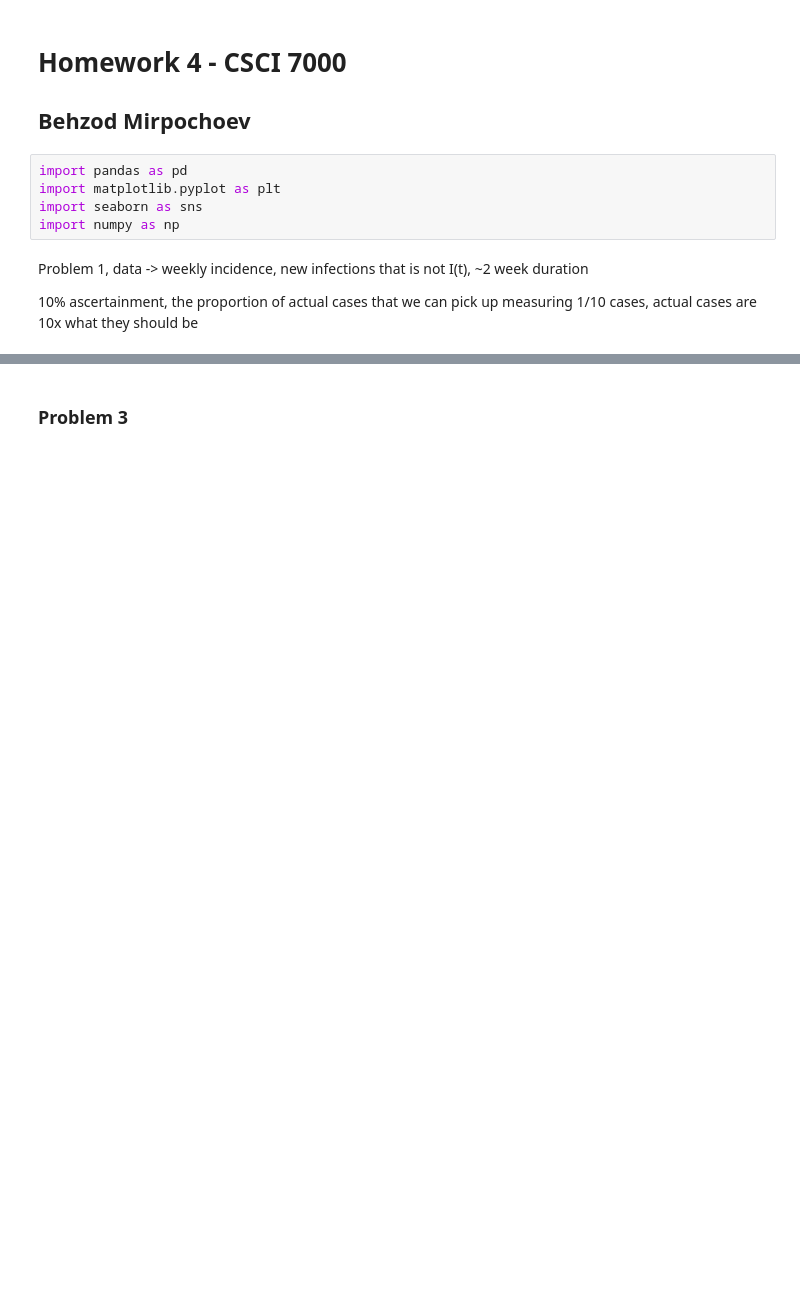
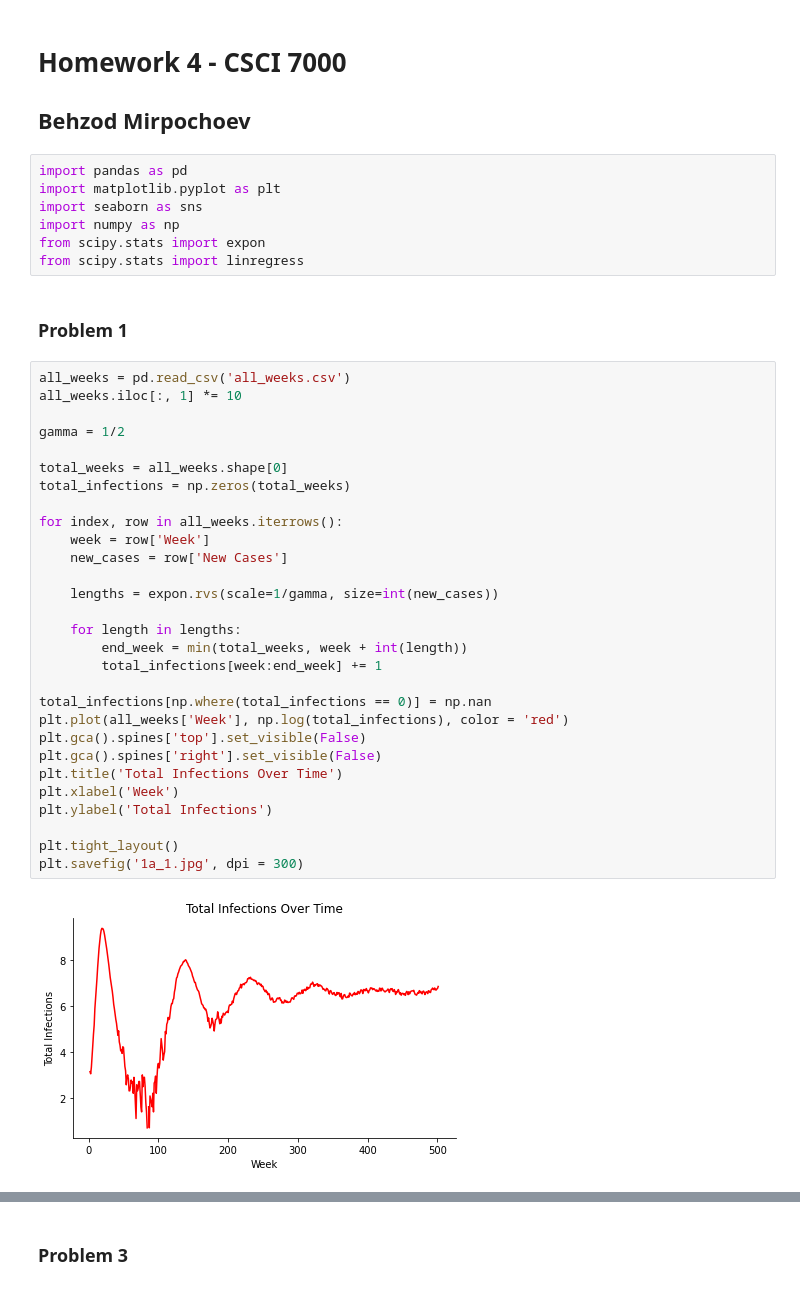
Before and after one commit to behzodcu/idm, a Jupyter notebook: hw4/hw4.ipynb, the cells around one changed output, grey strips where cells are left out. Saved outputs shown, nothing was run; the diff lists cells and outputs as text; blank space fills up the shorter version.

```diff
--- a/hw4/hw4.ipynb
+++ b/hw4/hw4.ipynb
@@ -6,9 +6,38 @@ import pandas as pd
 import matplotlib.pyplot as plt
 import seaborn as sns
 import numpy as np
+from scipy.stats import expon
+from scipy.stats import linregress
-# %% [markdown]
-Problem 1, data -> weekly incidence, new infections
-that is not I(t), ~2 week duration
-
-10% ascertainment, the proportion of actual cases that we can pick up
-measuring 1/10 cases, actual cases are 10x what they should be
+# %% [markdown]
+### Problem 1
+# %%
+all_weeks = pd.read_csv('all_weeks.csv')
+all_weeks.iloc[:, 1] *= 10
+
+gamma = 1/2
+
+total_weeks = all_weeks.shape[0]
+total_infections = np.zeros(total_weeks)
+
+for index, row in all_weeks.iterrows():
+    week = row['Week']
+    new_cases = row['New Cases']
+
+    lengths = expon.rvs(scale=1/gamma, size=int(new_cases))
+
+    for length in lengths:
+        end_week = min(total_weeks, week + int(length))
+        total_infections[week:end_week] += 1
+
+total_infections[np.where(total_infections == 0)] = np.nan
+plt.plot(all_weeks['Week'], np.log(total_infections), color = 'red')
+plt.gca().spines['top'].set_visible(False)
+plt.gca().spines['right'].set_visible(False)
+plt.title('Total Infections Over Time')
+plt.xlabel('Week')
+plt.ylabel('Total Infections')
+
+plt.tight_layout()
+plt.savefig('1a_1.jpg', dpi = 300)
+# %% [output]
+[figure, added]
```
Also changed, not shown: parts of 6 cells of this notebook.
